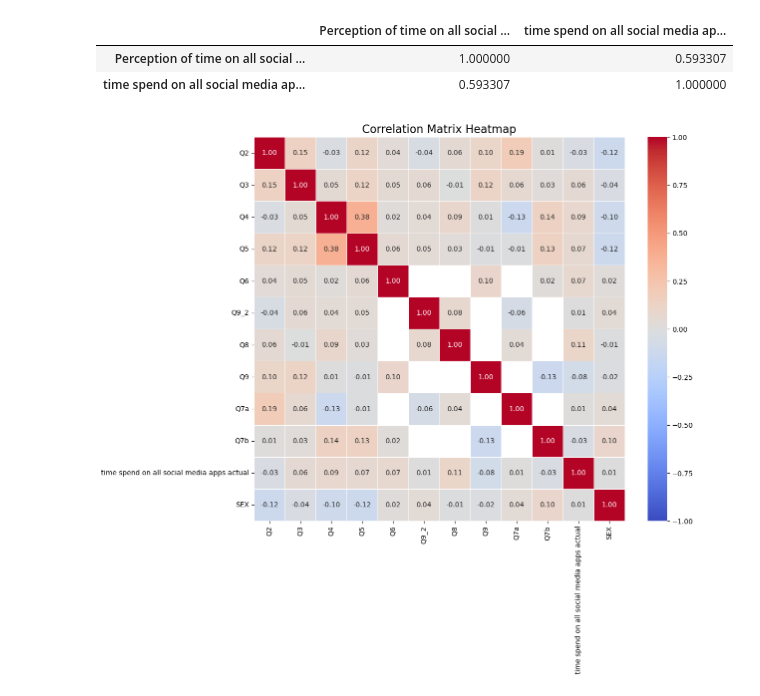
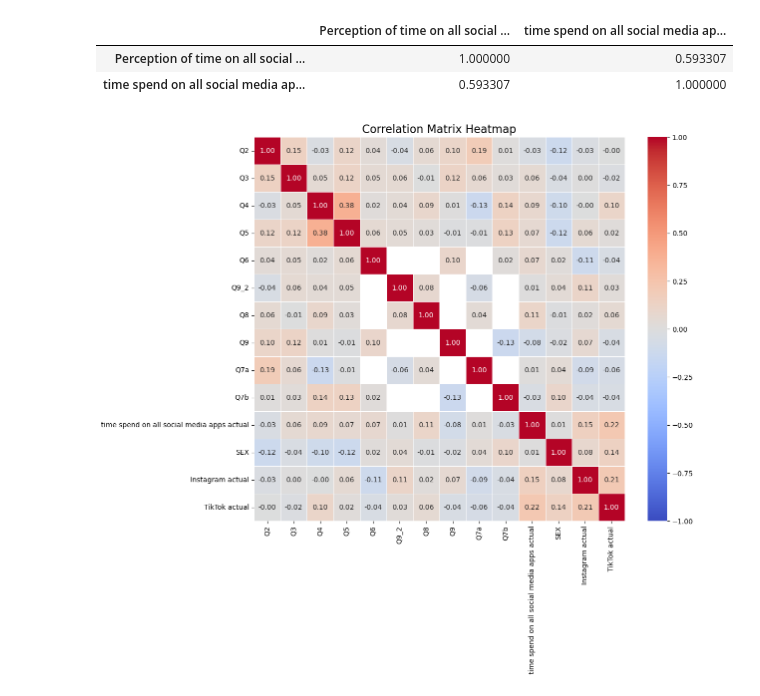
Before and after one commit to MBrigita/the-influence-of-social-media-on-cognitive-control-and-risk-taking, a Jupyter notebook: analysis2.ipynb, the cells around one changed output. Cells and saved outputs as stored; diff of their text form; code cells hidden in the pictures.

```diff
--- a/analysis2.ipynb
+++ b/analysis2.ipynb
@@ -523,17 +467,17 @@ correlation
 | time spend on all social media ap... | 0.593307 | 1.000000 |
 # %%
 
-correlation = survey[['Q2','Q3','Q4','Q5','Q6','Q9_2','Q8','Q9','Q7a','Q7b' ,'time spend on all social media apps actual','SEX']].corr()
+correlation = survey[['Q2','Q3','Q4','Q5','Q6','Q9_2','Q8','Q9','Q7a','Q7b' ,'time spend on all social media apps actual','SEX','Instagram actual','TikTok actual']].corr()
 correlation
 
 # Set up the matplotlib figure
 plt.figure(figsize=(12, 10))
 
 # Create a heatmap with the correlation matrix
 sns.heatmap(correlation, annot=True, cmap='coolwarm', fmt='.2f', linewidths=0.5, vmin=-1, vmax=1)
 
 # Set plot title and labels
 plt.title('Correlation Matrix Heatmap', fontsize=16)
 plt.show()
 # %% [output]
-[figure, old version]
+[figure, new version]
```
Also changed, not shown: parts of 22 cells of this notebook, 8 other files.
